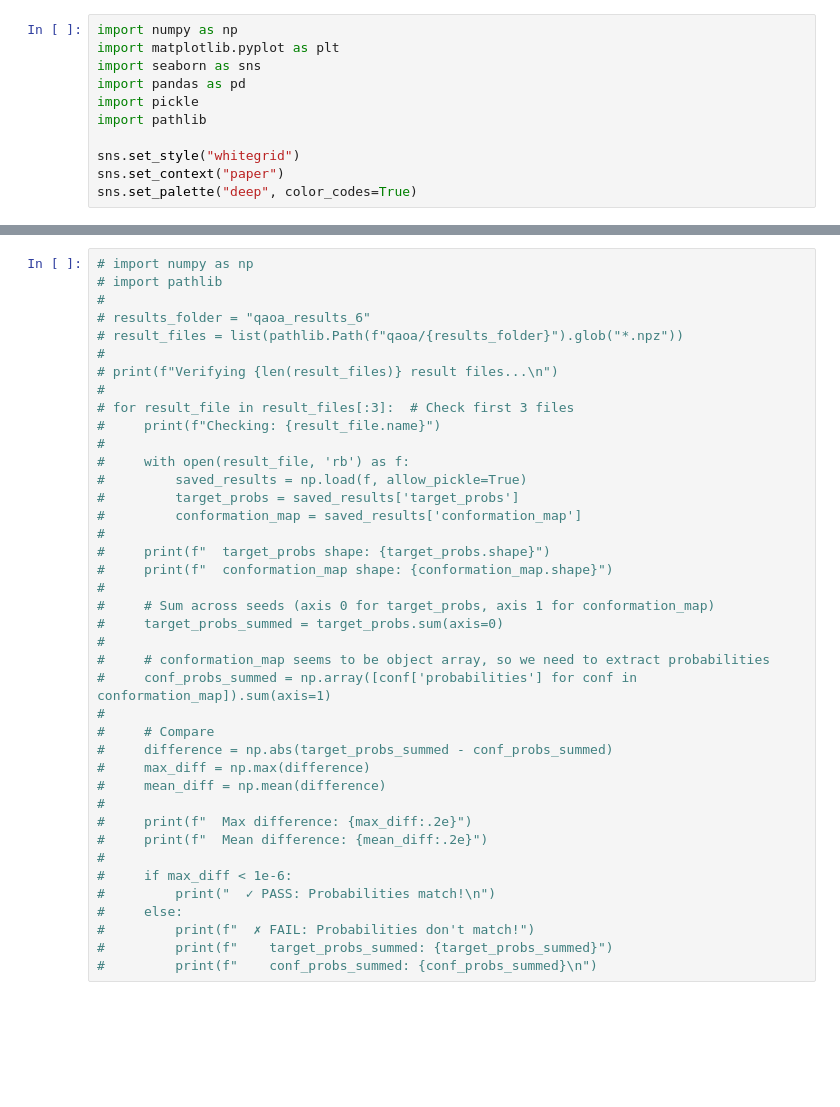
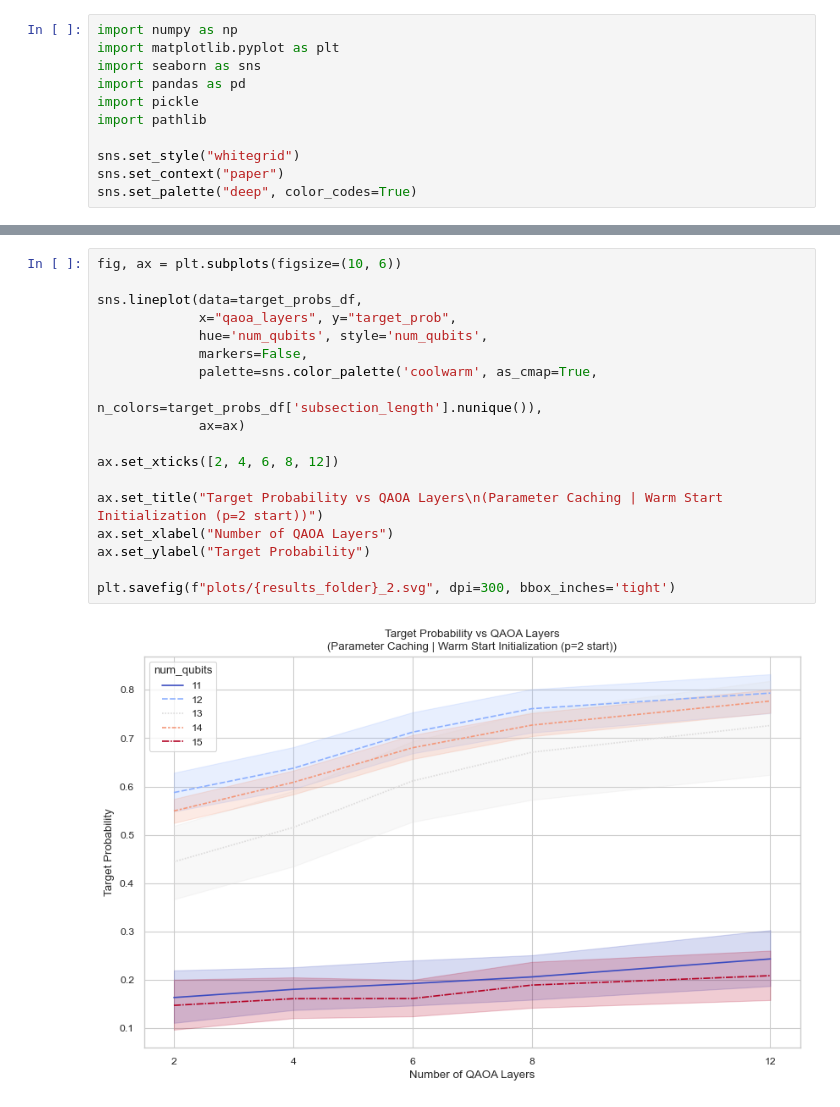
Before and after one commit to sebi-stewart/qml-protein-folding, a Jupyter notebook: plotting.ipynb, the cells around one changed output, grey strips where cells are left out. Drawn from its saved outputs; the diff is of its cells as text; blank space fills up the shorter version.

```diff
--- a/plotting.ipynb
+++ b/plotting.ipynb
@@ -149,40 +190,20 @@ plt.savefig(f"plots/{results_folder}_2.svg", dpi=300, bbox_inches='tight')
-# %%
-# import numpy as np
-# import pathlib
-#
-# results_folder = "qaoa_results_6"
-# result_files = list(pathlib.Path(f"qaoa/{results_folder}").glob("*.npz"))
-#
-# print(f"Verifying {len(result_files)} result files...\n")
-#
-# for result_file in result_files[:3]:  # Check first 3 files
-#     print(f"Checking: {result_file.name}")
-#
-#     with open(result_file, 'rb') as f:
-#         saved_results = np.load(f, allow_pickle=True)
-#         target_probs = saved_results['target_probs']
-#         conformation_map = saved_results['conformation_map']
-#
-#     print(f"  target_probs shape: {target_probs.shape}")
-#     print(f"  conformation_map shape: {conformation_map.shape}")
-#
-#     # Sum across seeds (axis 0 for target_probs, axis 1 for conformation_map)
-#     target_probs_summed = target_probs.sum(axis=0)
-#
-#     # conformation_map seems to be object array, so we need to extract probabilities
-#     conf_probs_summed = np.array([conf['probabilities'] for conf in conformation_map]).sum(axis=1)
-#
-#     # Compare
-#     difference = np.abs(target_probs_summed - conf_probs_summed)
-#     max_diff = np.max(difference)
-#     mean_diff = np.mean(difference)
-#
-#     print(f"  Max difference: {max_diff:.2e}")
-#     print(f"  Mean difference: {mean_diff:.2e}")
-#
-#     if max_diff < 1e-6:
-#         print("  ✓ PASS: Probabilities match!\n")
-#     else:
-#         print(f"  ✗ FAIL: Probabilities don't match!")
-#         print(f"    target_probs_summed: {target_probs_summed}")
-#         print(f"    conf_probs_summed: {conf_probs_summed}\n")
+# %%
+fig, ax = plt.subplots(figsize=(10, 6))
+
+sns.lineplot(data=target_probs_df,
+             x="qaoa_layers", y="target_prob",
+             hue='num_qubits', style='num_qubits',
+             markers=False,
+             palette=sns.color_palette('coolwarm', as_cmap=True,
+                                       n_colors=target_probs_df['subsection_length'].nunique()),
+             ax=ax)
+
+ax.set_xticks([2, 4, 6, 8, 12])
+
+ax.set_title("Target Probability vs QAOA Layers\n(Parameter Caching | Warm Start Initialization (p=2 start))")
+ax.set_xlabel("Number of QAOA Layers")
+ax.set_ylabel("Target Probability")
+
+plt.savefig(f"plots/{results_folder}_2.svg", dpi=300, bbox_inches='tight')
+# %% [output]
+[figure, added]
```
Also changed, not shown: parts of 13 cells of this notebook, 2 other files.
